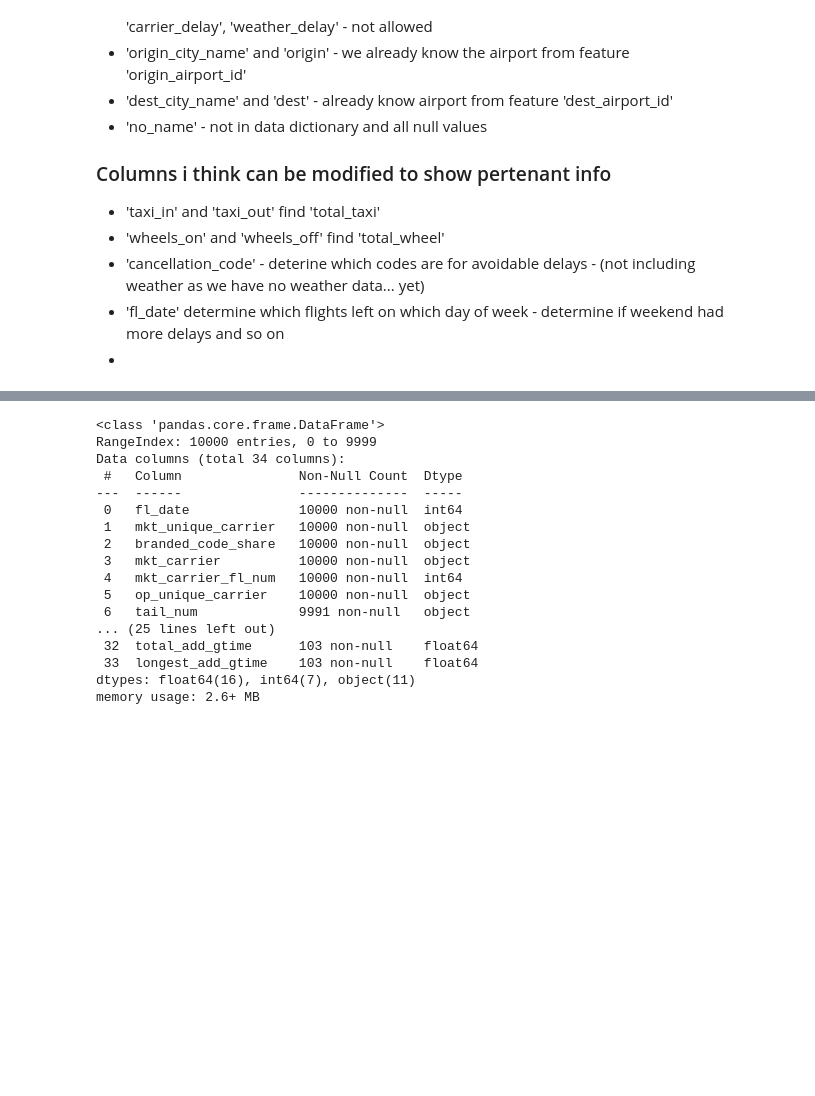
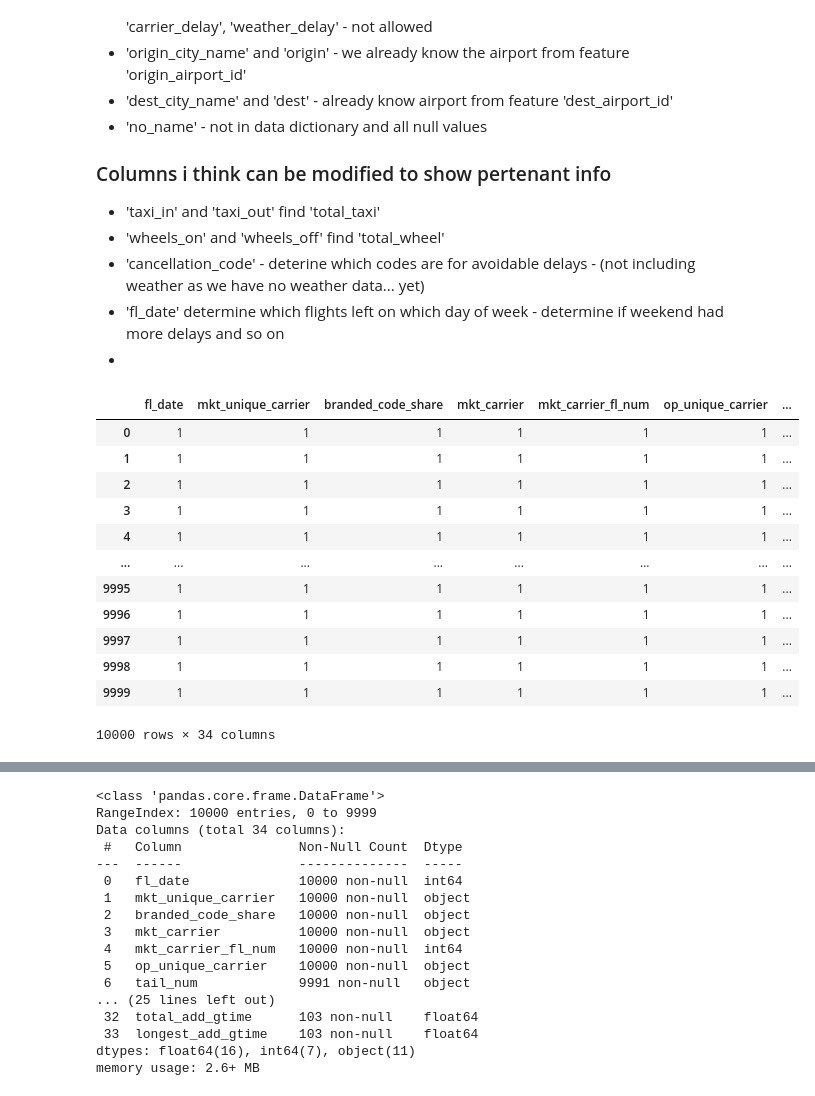
Before and after one commit to Leighson/lighthouse-midterm, a Jupyter notebook: Testing_Ground-George.ipynb, the cells around one changed output, grey strips where cells are left out. Cells and saved outputs as stored; diff of their text form; code cells hidden in the pictures; blank space fills up the shorter version.

```diff
--- a/Testing_Ground-George.ipynb
+++ b/Testing_Ground-George.ipynb
@@ -66,6 +66,35 @@ def make_csv(query, filename):
 test = make_csv("SELECT * FROM flights LIMIT 10000", "test10000flight.csv")
 # %%
 test = test.drop(['dep_delay', 'arr_delay', 'nas_delay', 'security_delay', 'late_aircraft_delay', 'carrier_delay', 'weather_delay', 'no_name'], axis = 1)
+# %%
+def date_to_dtday(df, feature, form = 'day'):
+    '''
+    set date column to either binary or datetime numeric
+    '''
+    df[feature] =  pd.to_datetime(test['fl_date'], format='%Y-%m-%d')
+    df[feature] = df[feature].dt.day_of_week
+    if form == 'binary':
+        df.loc[df[feature] <= 4] = 0
+        df.loc[df[feature] > 4] = 1
+    return df
 # %%
 test['fl_date'] =  pd.to_datetime(test['fl_date'], format='%Y-%m-%d')
 test['fl_date'] = test['fl_date'].dt.day_of_week
+# %%
+testdf = date_to_dtday(test, 'fl_date', 'binary')
+# %%
+testdf
+# %% [output]
+|  | fl_date | mkt_unique_carrier | branded_code_share | mkt_carrier | mkt_carrier_fl_num | op_unique_carrier | ... |
+| 0 | 1 | 1 | 1 | 1 | 1 | 1 | ... |
+| 1 | 1 | 1 | 1 | 1 | 1 | 1 | ... |
+| 2 | 1 | 1 | 1 | 1 | 1 | 1 | ... |
+| 3 | 1 | 1 | 1 | 1 | 1 | 1 | ... |
+| 4 | 1 | 1 | 1 | 1 | 1 | 1 | ... |
+| ... | ... | ... | ... | ... | ... | ... | ... |
+| 9995 | 1 | 1 | 1 | 1 | 1 | 1 | ... |
+| 9996 | 1 | 1 | 1 | 1 | 1 | 1 | ... |
+| 9997 | 1 | 1 | 1 | 1 | 1 | 1 | ... |
+| 9998 | 1 | 1 | 1 | 1 | 1 | 1 | ... |
+| 9999 | 1 | 1 | 1 | 1 | 1 | 1 | ... |
+10000 rows × 34 columns
```
Also changed, not shown: parts of 10 cells of this notebook, 2 other files.
